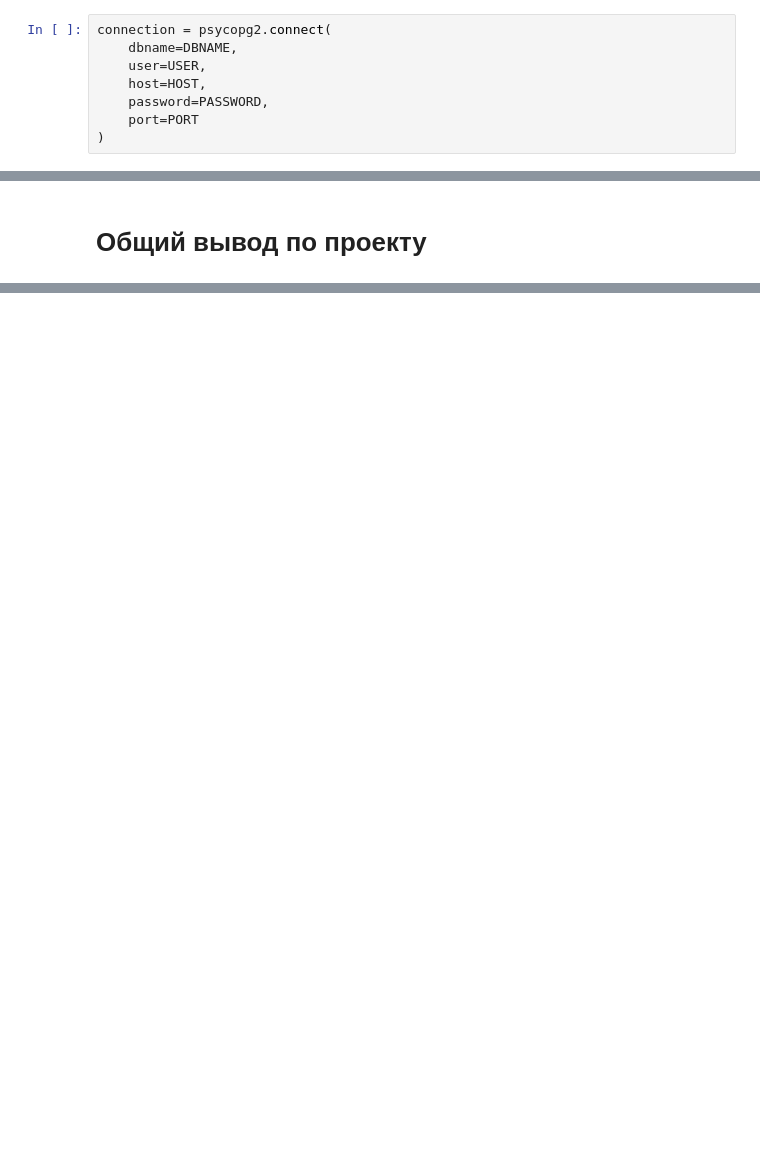
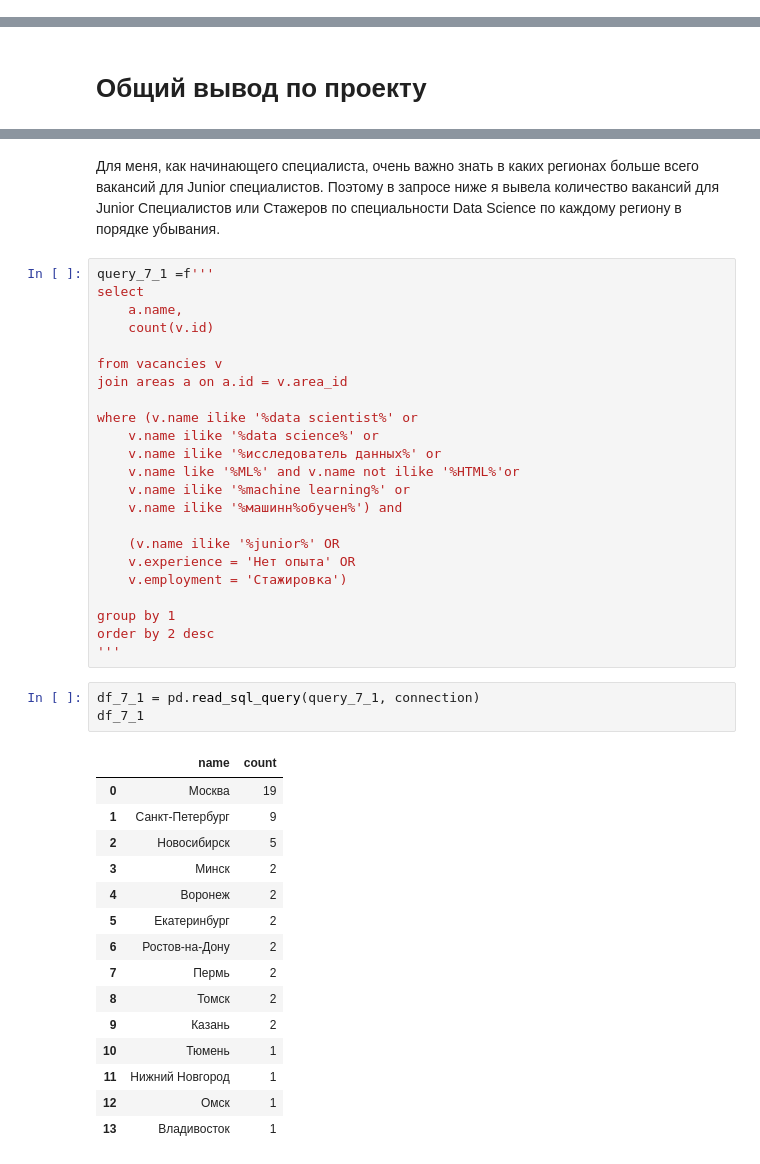
Before and after one commit to banzarkhan/sf_data_science, a Jupyter notebook: Projects/project_2/Project_2_Анализ_вакансий_на_hh.ipynb, the cells around one changed output, grey strips where cells are left out. Cells and saved outputs as stored; diff of their text form; blank space fills up the shorter version.

```diff
--- a/Projects/project_2/Project_2_Ноутбук_шаблон.ipynb
+++ b/Projects/project_2/Project_2_Анализ_вакансий_на_hh.ipynb
@@ -15,11 +8,3 @@ PORT = 5432
-# %%
-connection = psycopg2.connect(
-    dbname=DBNAME,
-    user=USER,
-    host=HOST,
-    password=PASSWORD,
-    port=PORT
-)
 # %% [markdown]
 # Юнит 3. Предварительный анализ данных
 # %% [markdown]
@@ -634,0 +655,45 @@ df_6_6
+# %% [markdown]
+Для меня, как начинающего специалиста, очень важно знать в каких регионах больше всего вакансий для Junior специалистов.
+Поэтому в запросе ниже я вывела количество вакансий для Junior Специалистов или Стажеров по специальности Data Science по каждому региону в порядке убывания.
+# %%
+query_7_1 =f'''
+select
+    a.name,
+    count(v.id)
+
+from vacancies v
+join areas a on a.id = v.area_id
+
+where (v.name ilike '%data scientist%' or
+    v.name ilike '%data science%' or
+    v.name ilike '%исследователь данных%' or
+    v.name like '%ML%' and v.name not ilike '%HTML%'or
+    v.name ilike '%machine learning%' or
+    v.name ilike '%машинн%обучен%') and
+
+    (v.name ilike '%junior%' OR
+    v.experience = 'Нет опыта' OR
+    v.employment = 'Стажировка')
+
+group by 1
+order by 2 desc
+'''
+# %%
+df_7_1 = pd.read_sql_query(query_7_1, connection)
+df_7_1
+# %% [output]
+|  | name | count |
+| 0 | Москва | 19 |
+| 1 | Санкт-Петербург | 9 |
+| 2 | Новосибирск | 5 |
+| 3 | Минск | 2 |
+| 4 | Воронеж | 2 |
+| 5 | Екатеринбург | 2 |
+| 6 | Ростов-на-Дону | 2 |
+| 7 | Пермь | 2 |
+| 8 | Томск | 2 |
+| 9 | Казань | 2 |
+| 10 | Тюмень | 1 |
+| 11 | Нижний Новгород | 1 |
+| 12 | Омск | 1 |
+| 13 | Владивосток | 1 |
```
Also changed, not shown: parts of 36 cells of this notebook, 3 other files.
